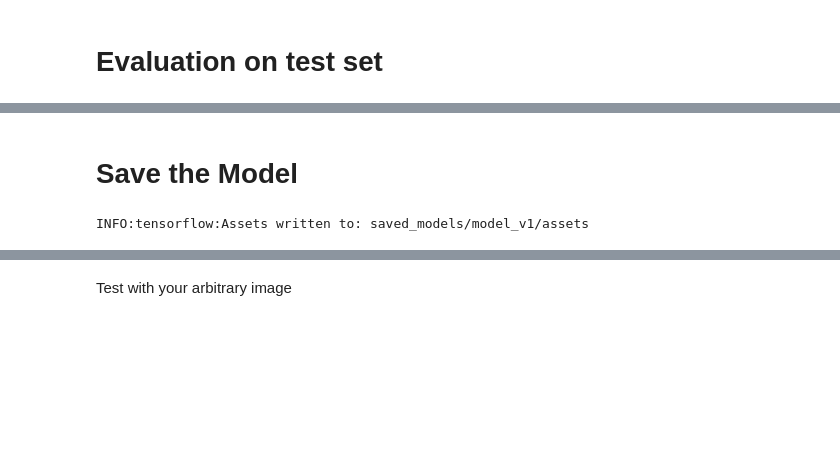
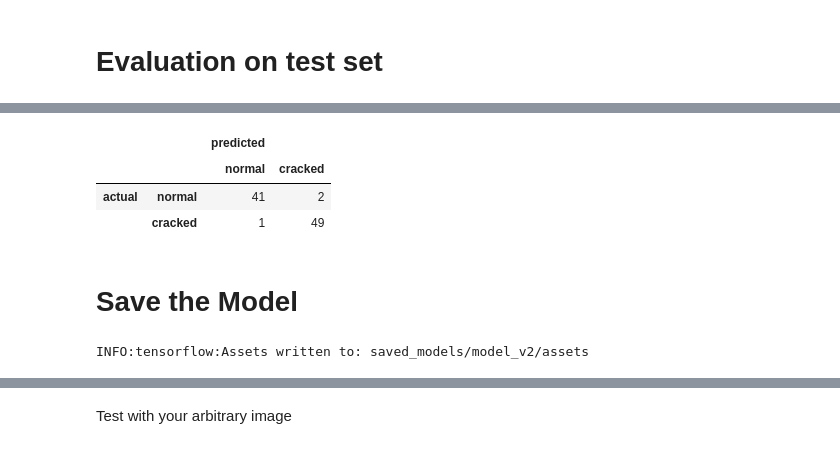
Before and after one commit to capstone-dtire/capstone-dtire, a Jupyter notebook: ml/model/tc_using_resnet.ipynb, the cells around one changed output, grey strips where cells are left out. Drawn from its saved outputs; the diff is of its cells as text; code cells hidden in the pictures; blank space fills up the shorter version.

```diff
--- a/ml/model/tc_using_resnet.ipynb
+++ b/ml/model/tc_using_resnet.ipynb
@@ -233,7 +238,24 @@ model.evaluate(test_image)
+# %%
+test_pred = model.predict(test_image)
+THRESHOLD = 0.5
+test_pred_class = (test_pred >= THRESHOLD).reshape(-1,)
+
+test_image_class = test_image.classes
+
+pd.DataFrame(
+    confusion_matrix(test_image_class, test_pred_class),
+    index = [["actual", "actual"],["normal", "cracked"]],
+    columns = [["predicted", "predicted"], ["normal","cracked"]]
+)
+# %% [output]
+|  |  | predicted |  |
+|  |  | normal | cracked |
+| actual | normal | 41 | 2 |
+|  | cracked | 1 | 49 |
 # %% [markdown]
 # Save the Model
 # %%
-model.save("saved_models/model_v1/")
+model.save("saved_models/model_v2/")
 # %% [output]
-INFO:tensorflow:Assets written to: saved_models/model_v1/assets
+INFO:tensorflow:Assets written to: saved_models/model_v2/assets
 # %%
```
Also changed, not shown: parts of 14 cells of this notebook.
